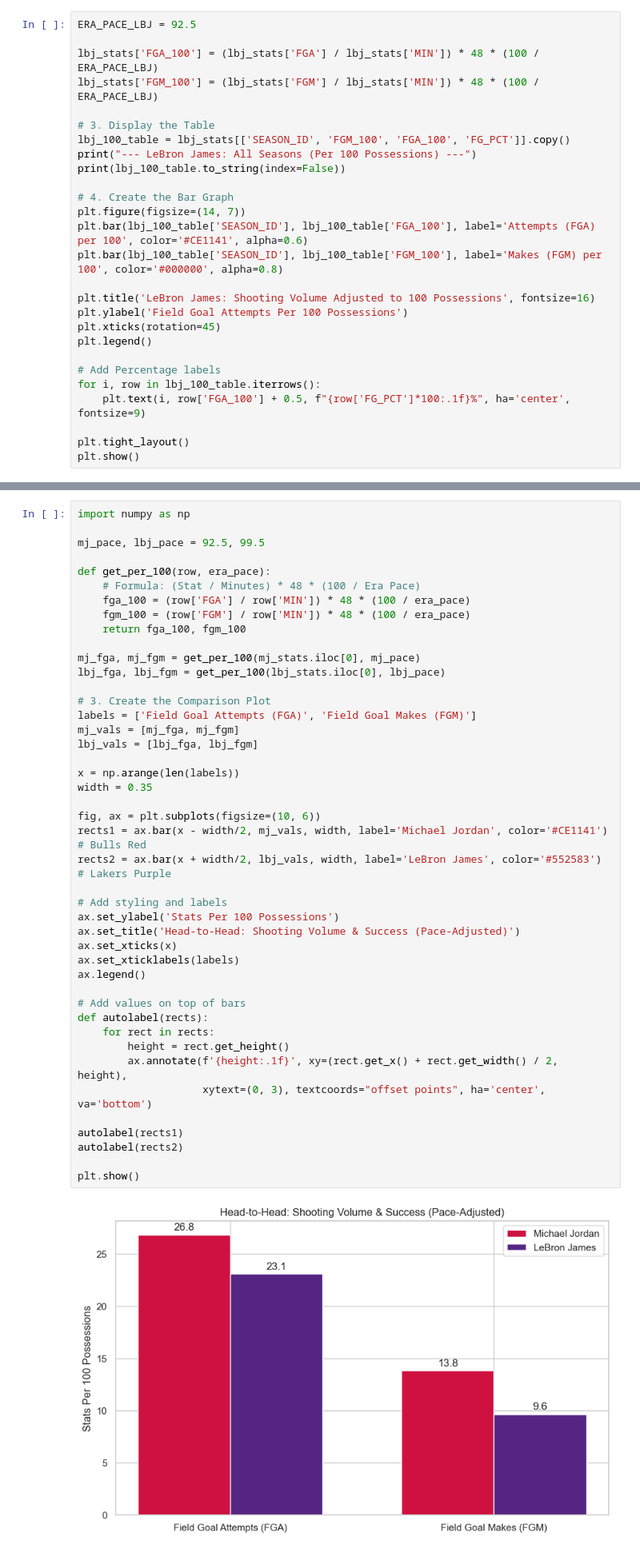
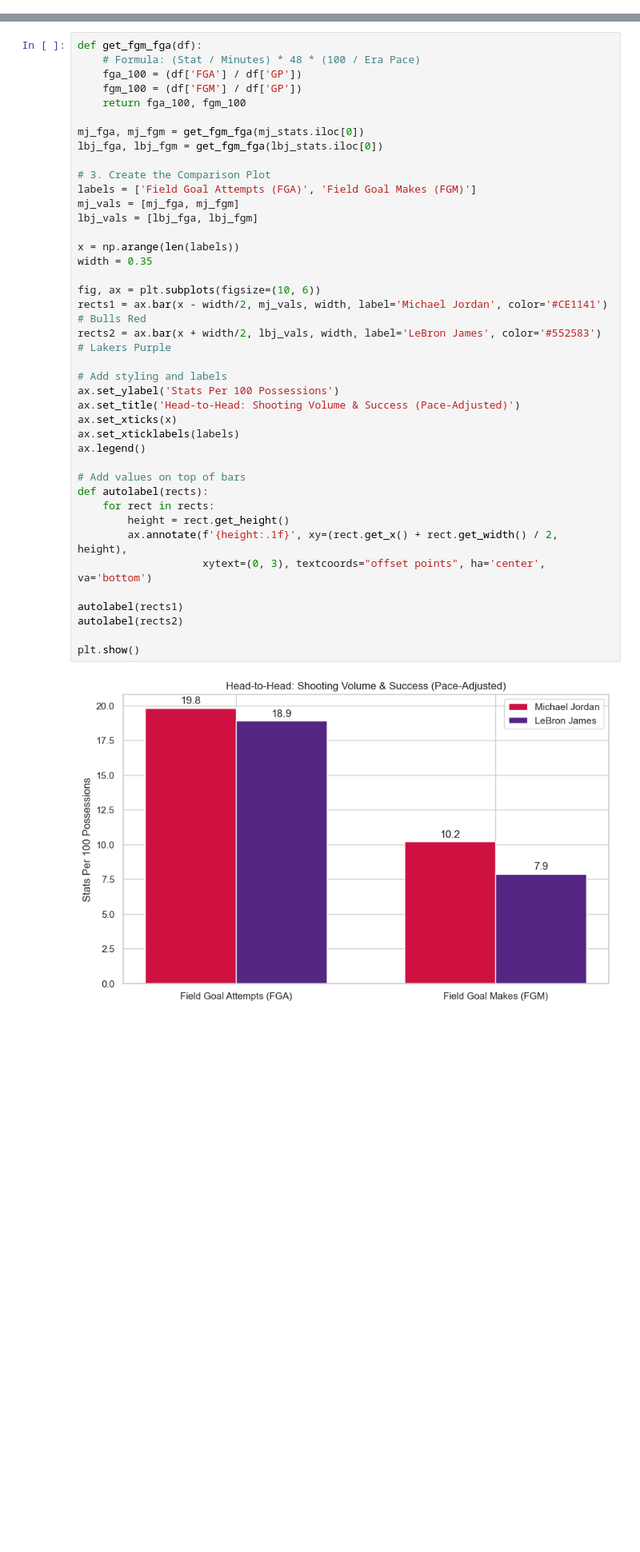
Before and after one commit to Jtambwe7305/mj-vs-lbj-nba-analysis-ai-help, a Jupyter notebook: Goat_comparison.ipynb, the cells around one changed output, grey strips where cells are left out. Shown at 80% size. Cells and saved outputs as stored; diff of their text form; blank space fills up the shorter version.

```diff
--- a/Goat_comparison.ipynb
+++ b/Goat_comparison.ipynb
@@ -331,27 +165,0 @@ SEASON_ID   FGM_100   FGA_100  FG_PCT
-# %%
-ERA_PACE_LBJ = 92.5
-
-lbj_stats['FGA_100'] = (lbj_stats['FGA'] / lbj_stats['MIN']) * 48 * (100 / ERA_PACE_LBJ)
-lbj_stats['FGM_100'] = (lbj_stats['FGM'] / lbj_stats['MIN']) * 48 * (100 / ERA_PACE_LBJ)
-
-# 3. Display the Table
-lbj_100_table = lbj_stats[['SEASON_ID', 'FGM_100', 'FGA_100', 'FG_PCT']].copy()
-print("--- LeBron James: All Seasons (Per 100 Possessions) ---")
-print(lbj_100_table.to_string(index=False))
-
-# 4. Create the Bar Graph
-plt.figure(figsize=(14, 7))
-plt.bar(lbj_100_table['SEASON_ID'], lbj_100_table['FGA_100'], label='Attempts (FGA) per 100', color='#CE1141', alpha=0.6)
-plt.bar(lbj_100_table['SEASON_ID'], lbj_100_table['FGM_100'], label='Makes (FGM) per 100', color='#000000', alpha=0.8)
-
-plt.title('LeBron James: Shooting Volume Adjusted to 100 Possessions', fontsize=16)
-plt.ylabel('Field Goal Attempts Per 100 Possessions')
-plt.xticks(rotation=45)
-plt.legend()
-
-# Add Percentage labels
-for i, row in lbj_100_table.iterrows():
-    plt.text(i, row['FGA_100'] + 0.5, f"{row['FG_PCT']*100:.1f}%", ha='center', fontsize=9)
-
-plt.tight_layout()
-plt.show()
@@ -407,49 +196,45 @@ plt.show()
 # %%
-import numpy as np
-
-mj_pace, lbj_pace = 92.5, 99.5
-
-def get_per_100(row, era_pace):
+def get_fgm_fga(df):
     # Formula: (Stat / Minutes) * 48 * (100 / Era Pace)
-    fga_100 = (row['FGA'] / row['MIN']) * 48 * (100 / era_pace)
-    fgm_100 = (row['FGM'] / row['MIN']) * 48 * (100 / era_pace)
+    fga_100 = (df['FGA'] / df['GP'])
+    fgm_100 = (df['FGM'] / df['GP'])
     return fga_100, fgm_100
 
-mj_fga, mj_fgm = get_per_100(mj_stats.iloc[0], mj_pace)
-lbj_fga, lbj_fgm = get_per_100(lbj_stats.iloc[0], lbj_pace)
+mj_fga, mj_fgm = get_fgm_fga(mj_stats.iloc[0])
+lbj_fga, lbj_fgm = get_fgm_fga(lbj_stats.iloc[0])
 
 # 3. Create the Comparison Plot
 labels = ['Field Goal Attempts (FGA)', 'Field Goal Makes (FGM)']
 mj_vals = [mj_fga, mj_fgm]
 lbj_vals = [lbj_fga, lbj_fgm]
 
 x = np.arange(len(labels))
 width = 0.35
 
 fig, ax = plt.subplots(figsize=(10, 6))
 rects1 = ax.bar(x - width/2, mj_vals, width, label='Michael Jordan', color='#CE1141') # Bulls Red
 rects2 = ax.bar(x + width/2, lbj_vals, width, label='LeBron James', color='#552583') # Lakers Purple
 
 # Add styling and labels
 ax.set_ylabel('Stats Per 100 Possessions')
 ax.set_title('Head-to-Head: Shooting Volume & Success (Pace-Adjusted)')
 ax.set_xticks(x)
 ax.set_xticklabels(labels)
 ax.legend()
 
 # Add values on top of bars
 def autolabel(rects):
     for rect in rects:
         height = rect.get_height()
         ax.annotate(f'{height:.1f}', xy=(rect.get_x() + rect.get_width() / 2, height),
                     xytext=(0, 3), textcoords="offset points", ha='center', va='bottom')
 
 autolabel(rects1)
 autolabel(rects2)
 
 plt.show()
 # %% [output]
-[figure, old version]
+[figure, new version]
 # %%
 mj_3pt = mj_stats[['SEASON_ID', 'FG3M', 'FG3A', 'FG3_PCT']].copy()
 
```
Also changed, not shown: parts of 11 cells of this notebook, 1 other file.
